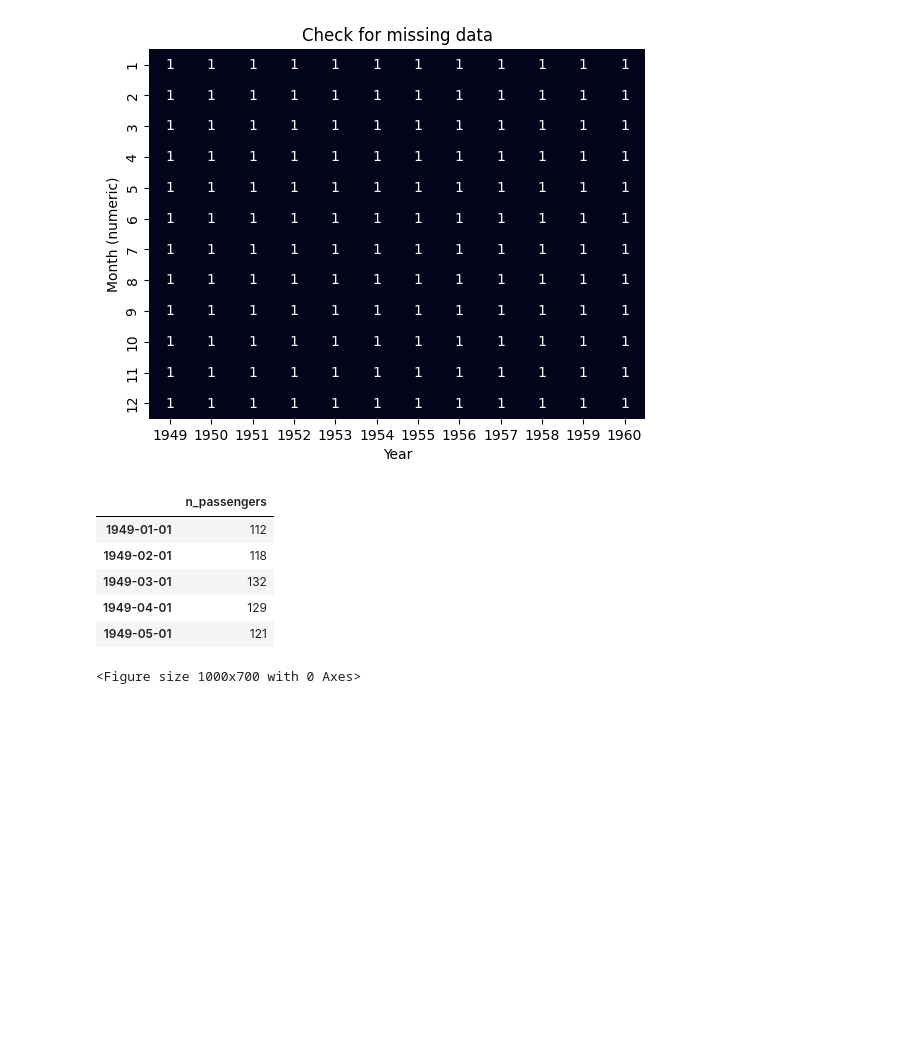
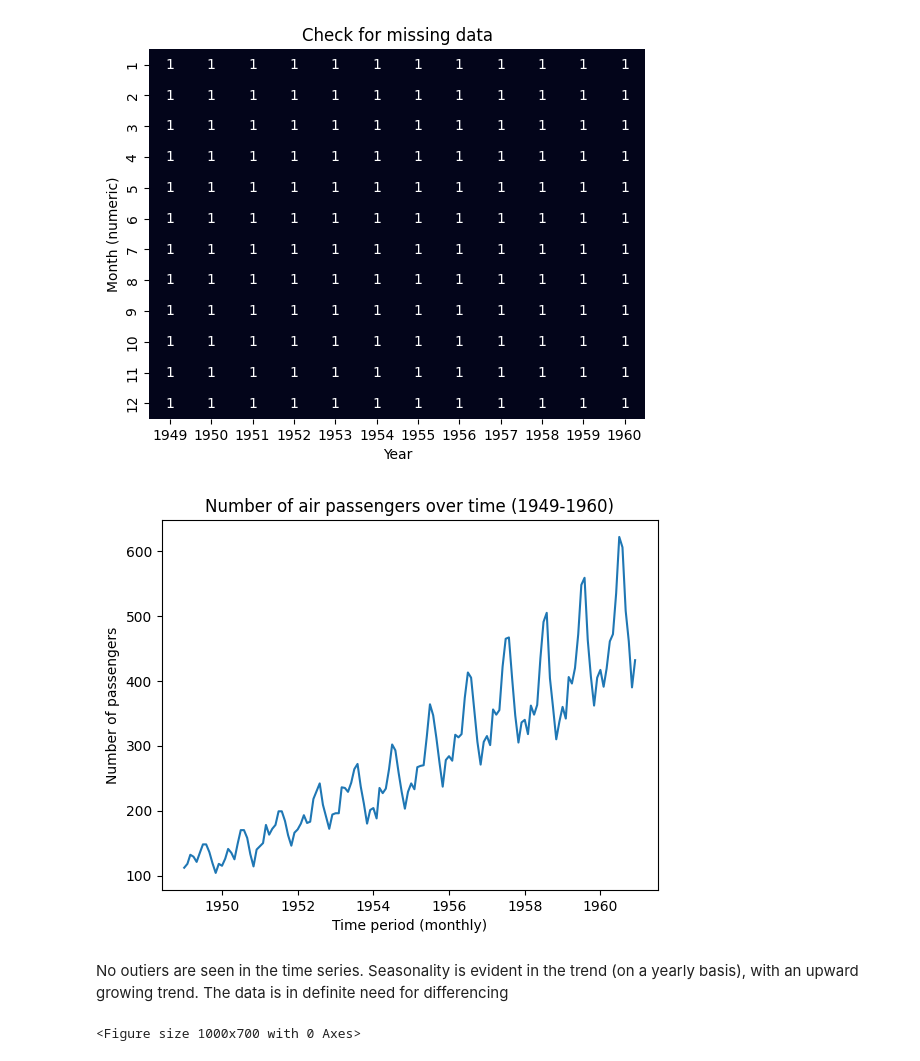
Before and after one commit to Thampi-hub/Springboard_RT, a Jupyter notebook: Cap3_AirPassengers/2_DataWrangling/TimeSeries_airpassengers.ipynb, the cells around one changed output. Drawn from its saved outputs; the diff is of its cells as text; code cells hidden in the pictures; blank space fills up the shorter version.

```diff
--- a/Cap3_AirPassengers/2_DataWrangling/TimeSeries_airpassengers.ipynb
+++ b/Cap3_AirPassengers/2_DataWrangling/TimeSeries_airpassengers.ipynb
@@ -54,14 +96,16 @@ plt.show()
 # %% [output]
 [figure]
 # %%
-csv_data.head()
+sns.lineplot(data=csv_data, x=csv_data.index, y="n_passengers")
+plt.xlabel("Time period (monthly)")
+plt.ylabel("Number of passengers")
+plt.title("Number of air passengers over time (1949-1960)")
+plt.show()
 # %% [output]
-|  | n_passengers |
-| 1949-01-01 | 112 |
-| 1949-02-01 | 118 |
-| 1949-03-01 | 132 |
-| 1949-04-01 | 129 |
-| 1949-05-01 | 121 |
+[figure, added]
+# %% [markdown]
+No outiers are seen in the time series.
+Seasonality is evident in the trend (on a yearly basis), with an upward growing trend. The data is in definite need for differencing
 # %%
 from statsmodels.tsa.seasonal import seasonal_decompose
 plt.figure(figsize=(10, 7))
```
Also changed, not shown: parts of 16 cells of this notebook.
